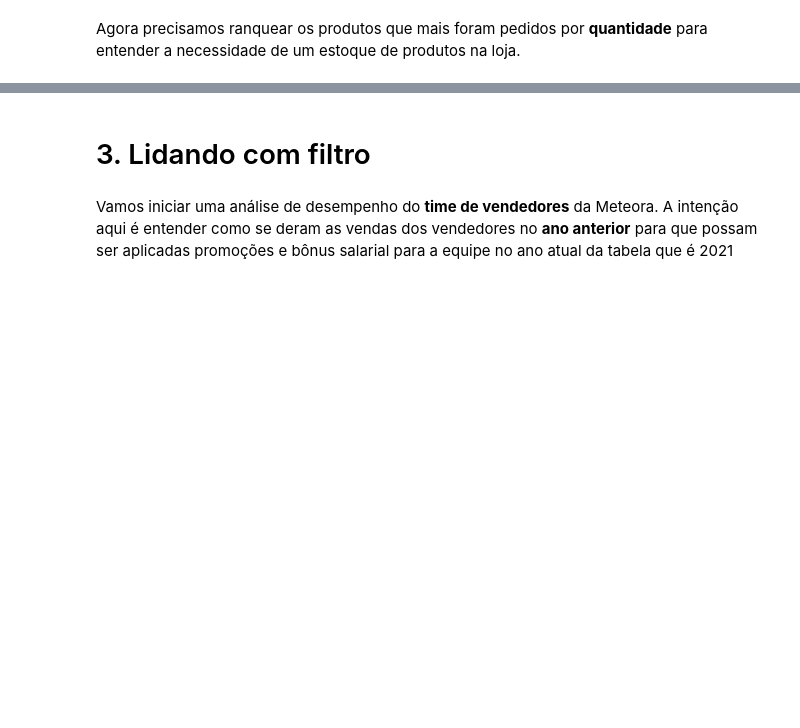
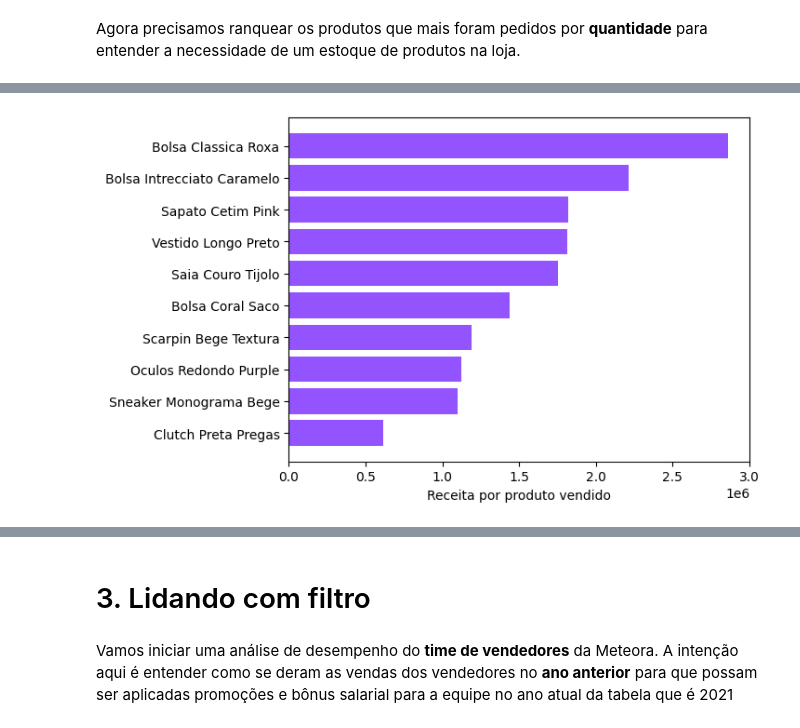
Before and after one commit to strawndri/meteora-analise, a Jupyter notebook: Notebook_Meteora.ipynb, the cells around one changed output, grey strips where cells are left out. Drawn from its saved outputs; the diff is of its cells as text; code cells hidden in the pictures; blank space fills up the shorter version.

```diff
--- a/Notebook_Meteora.ipynb
+++ b/Notebook_Meteora.ipynb
@@ -52,0 +153,11 @@ Agora precisamos ranquear os produtos que mais foram pedidos por **quantidade**
+# %%
+query = ''' SELECT PRODUTOS.PRODUTO AS Produto,
+SUM(ITENS_PEDIDOS.quantidade * ITENS_PEDIDOS.valor_unitario) AS Total
+FROM ITENS_PEDIDOS
+JOIN PRODUTOS
+ON ITENS_PEDIDOS.PRODUTO_ID = PRODUTOS.PRODUTO_ID
+GROUP BY Produto
+ORDER BY Total ASC'''
+
+df_receita_por_produto = sql_df(query)
+df_receita_por_produto
@@ -52,0 +178,6 @@ Agora precisamos ranquear os produtos que mais foram pedidos por **quantidade**
+# %%
+plt.barh(df_receita_por_produto['Produto'][-10:], df_receita_por_produto['Total'][-10:], color='#9353ff')
+plt.xlabel('Receita por produto vendido')
+plt.show()
+# %% [output]
+[figure, added]
```
Also changed, not shown: parts of 17 cells of this notebook.
